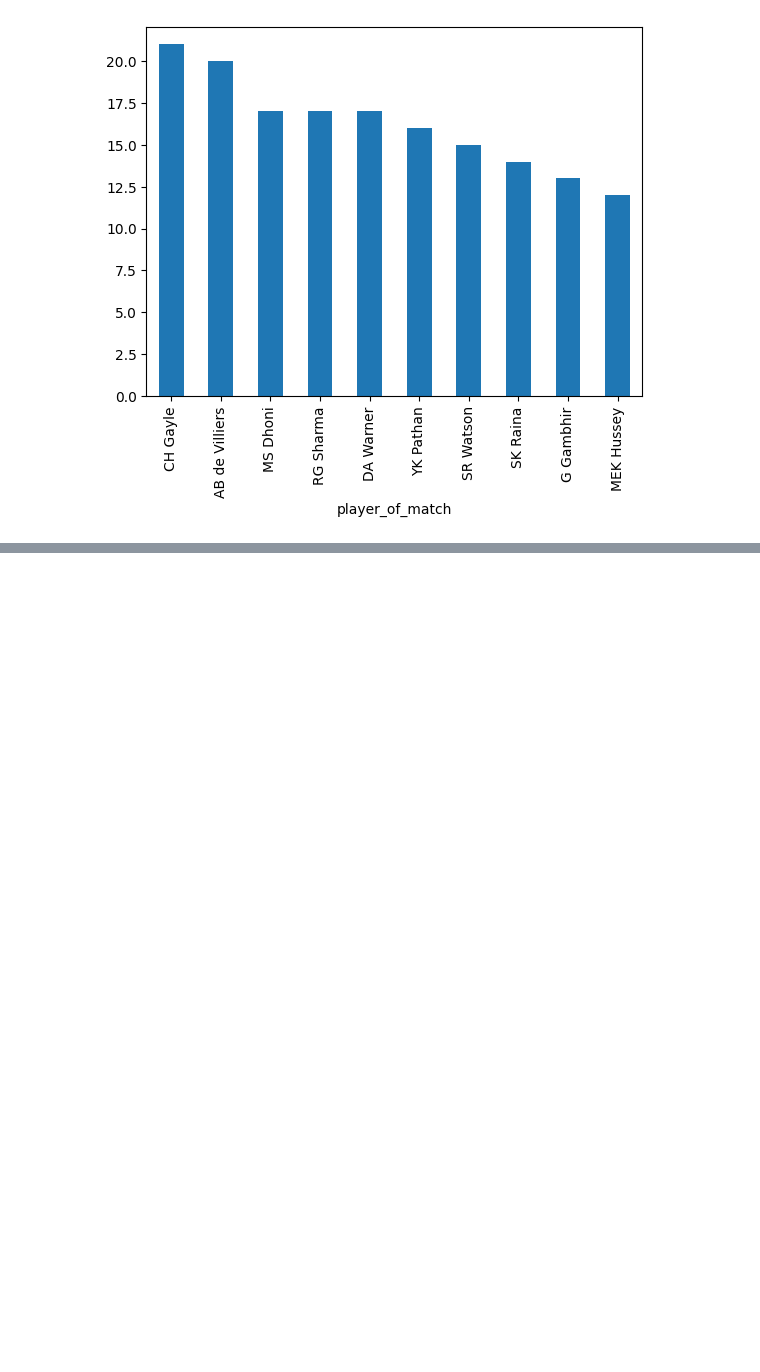
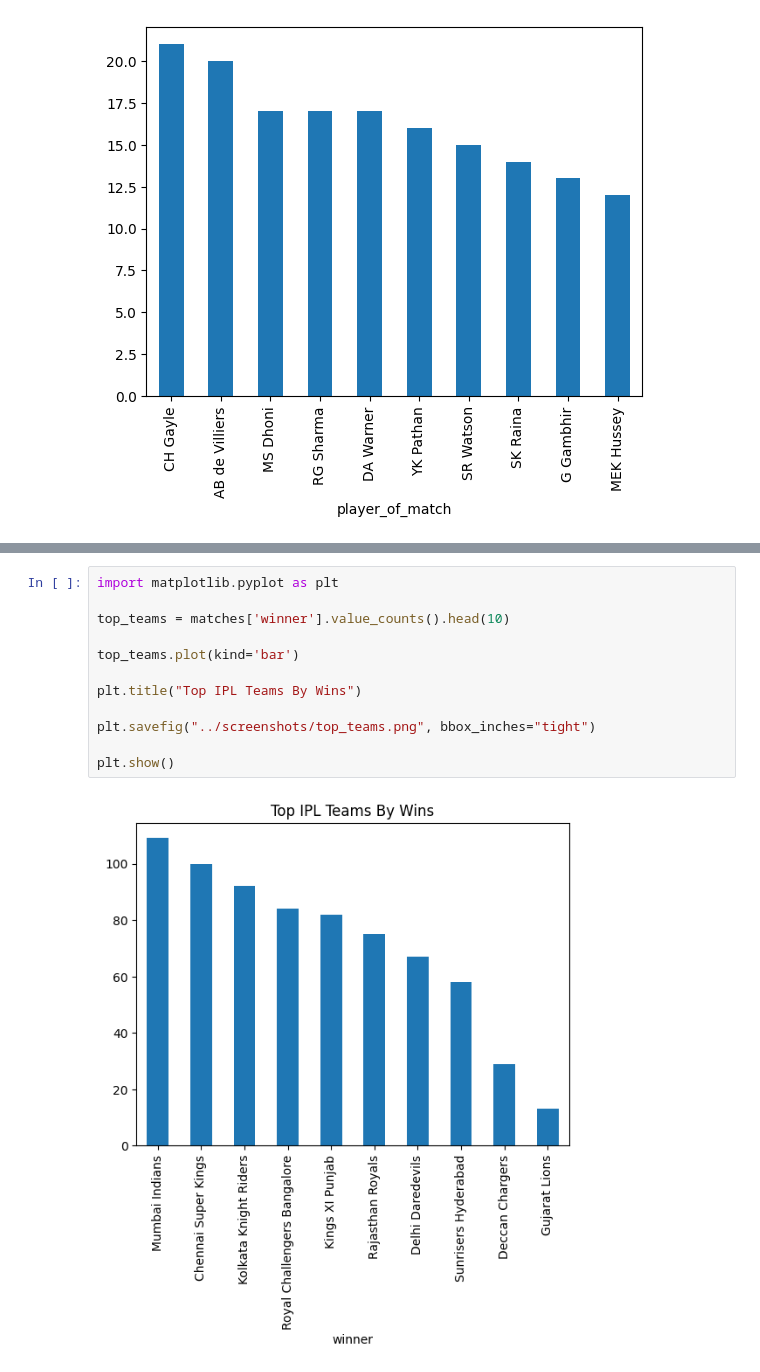
Before and after one commit to Shivu-06/ipl_data_engineering_, a Jupyter notebook: Notebooks/ipl_visualisation.ipynb, the cells around one changed output, grey strips where cells are left out. Saved outputs shown, nothing was run; the diff lists cells and outputs as text; blank space fills up the shorter version.

```diff
--- a/Notebooks/ipl_visualisation.ipynb
+++ b/Notebooks/ipl_visualisation.ipynb
@@ -30,0 +45,14 @@ plt.show()
+# %%
+import matplotlib.pyplot as plt
+
+top_teams = matches['winner'].value_counts().head(10)
+
+top_teams.plot(kind='bar')
+
+plt.title("Top IPL Teams By Wins")
+
+plt.savefig("../screenshots/top_teams.png", bbox_inches="tight")
+
+plt.show()
+# %% [output]
+[figure, added]
```
Also changed, not shown: parts of 4 cells of this notebook, 2 other files.
